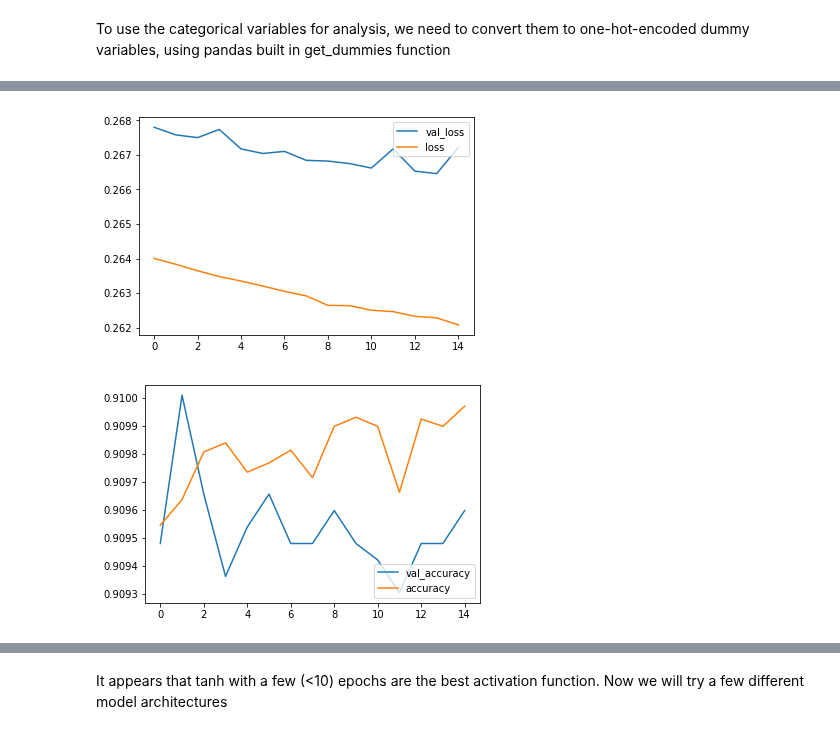
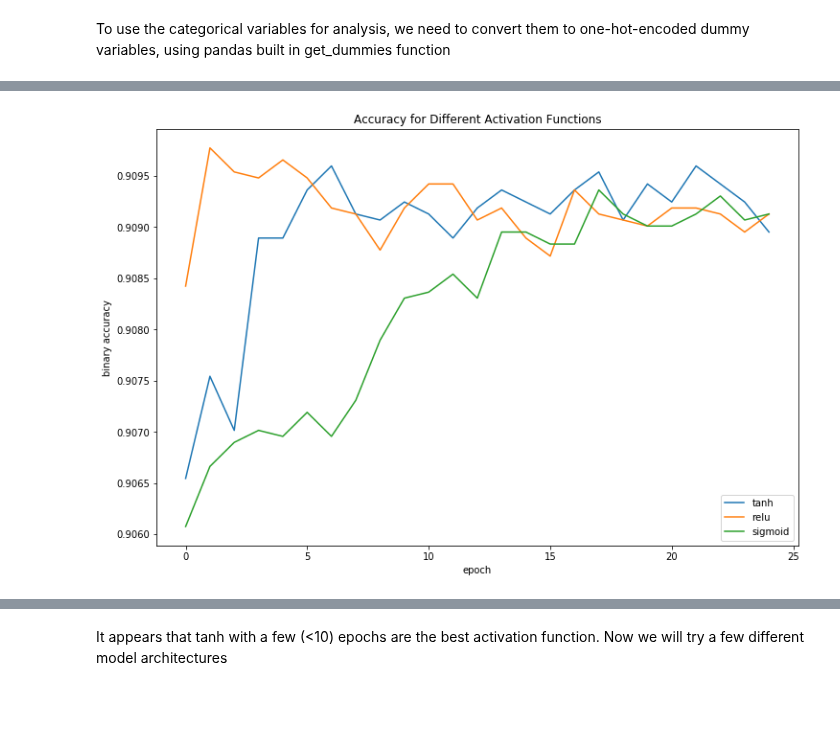
Before and after one commit to jacobakh/ML4CT, a Jupyter notebook: counter_terrorism_neural_nets.ipynb, the cells around one changed output, grey strips where cells are left out. Cells and saved outputs as stored; diff of their text form; code cells hidden in the pictures; blank space fills up the shorter version.

```diff
--- a/counter_terrorism_neural_nets.ipynb
+++ b/counter_terrorism_neural_nets.ipynb
@@ -232,9 +177,16 @@ Epoch 40/40
-# %%
-plot_loss(history_sigmoid2)
-plot_accuracy(history_sigmoid2)
-# %% [output]
-[figure, removed]
-[figure, removed]
+# %%
+plt.figure(figsize=(12,8))
+plt.plot(history_tanh.history['val_binary_accuracy'], label='tanh')
+plt.plot(history_relu.history['val_binary_accuracy'], label='relu')
+plt.plot(history_sigmoid.history['val_binary_accuracy'], label='sigmoid')
+plt.legend(loc='lower right')
+plt.xlabel('epoch')
+plt.ylabel('binary accuracy')
+plt.title('Accuracy for Different Activation Functions')
+plt.savefig('figures/neural_net_activations')
+plt.show()
+# %% [output]
+[figure, added]
 # %%
 np.where(history_relu.history['val_binary_accuracy'] == max(history_relu.history['val_binary_accuracy']))
 # %% [output]
```
Also changed, not shown: parts of 50 cells of this notebook, 5 other files.
